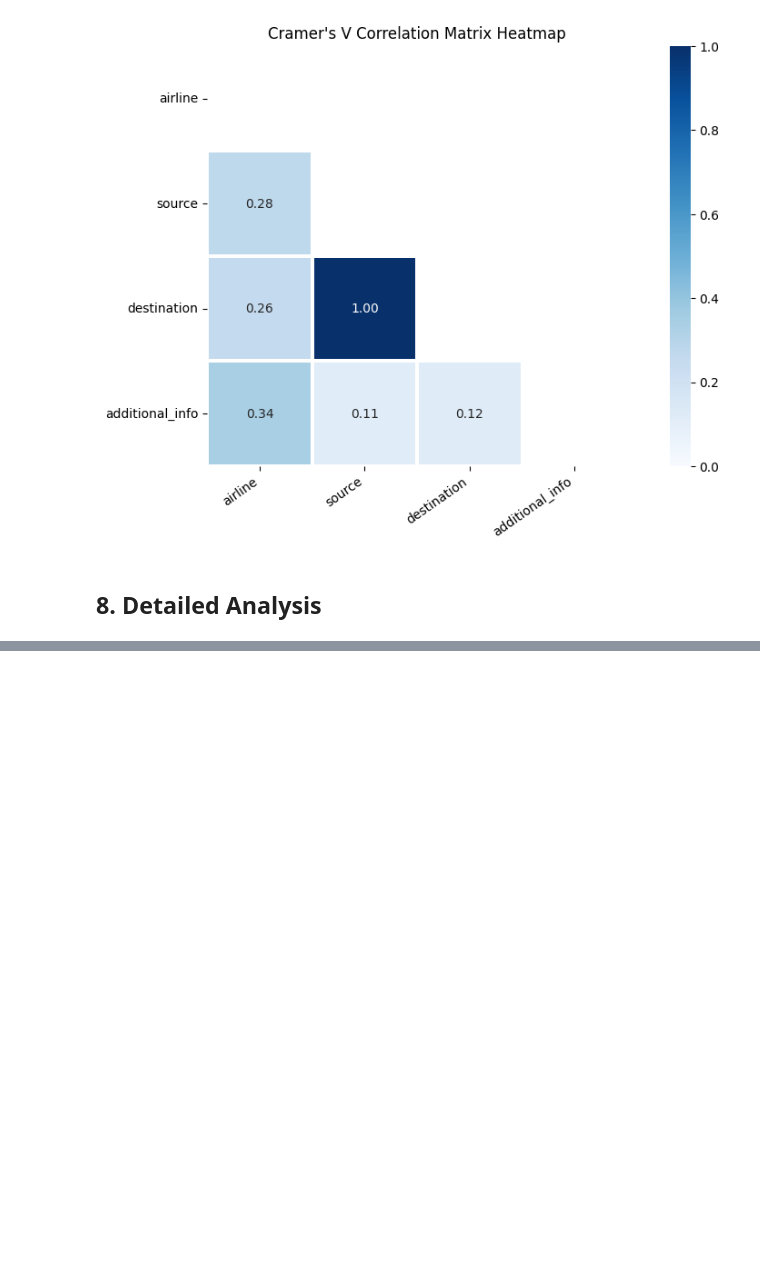
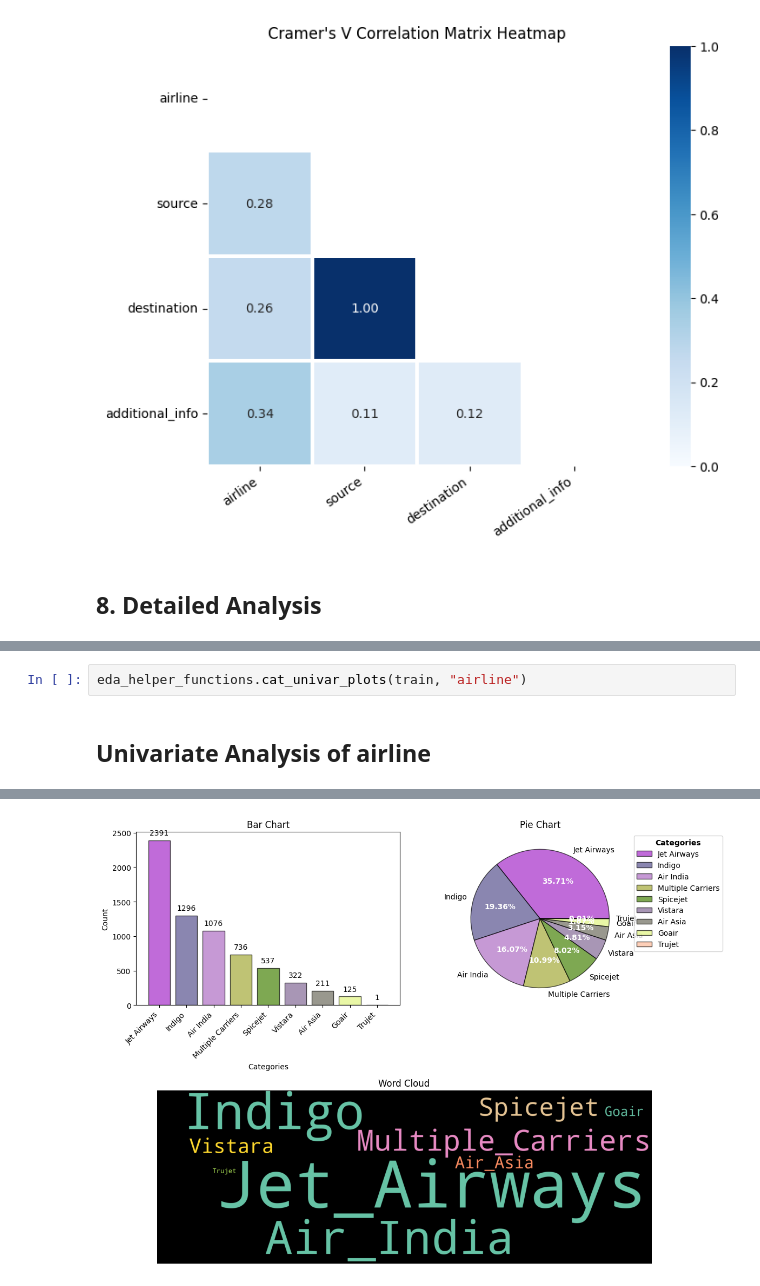
Before and after one commit to pm6327/Flight-Prediction, a Jupyter notebook: Notebooks/EDA.ipynb, the cells around one changed output, grey strips where cells are left out. Saved outputs shown, nothing was run; the diff lists cells and outputs as text; blank space fills up the shorter version.

```diff
--- a/Notebooks/EDA.ipynb
+++ b/Notebooks/EDA.ipynb
@@ -218,0 +282,4 @@ eda_helper_functions.cramersV_heatmap(train)
+# %%
+eda_helper_functions.cat_univar_plots(train, "airline")
+# %% [output]
+Univariate Analysis of airline
@@ -218,0 +287 @@ eda_helper_functions.cramersV_heatmap(train)
+[figure, added]
```
Also changed, not shown: parts of 10 cells of this notebook.
